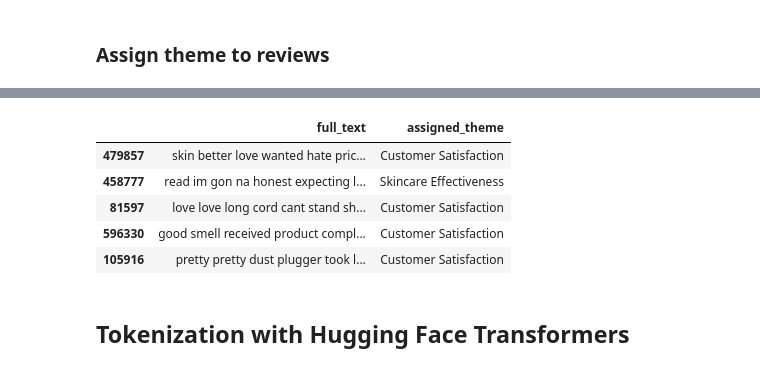
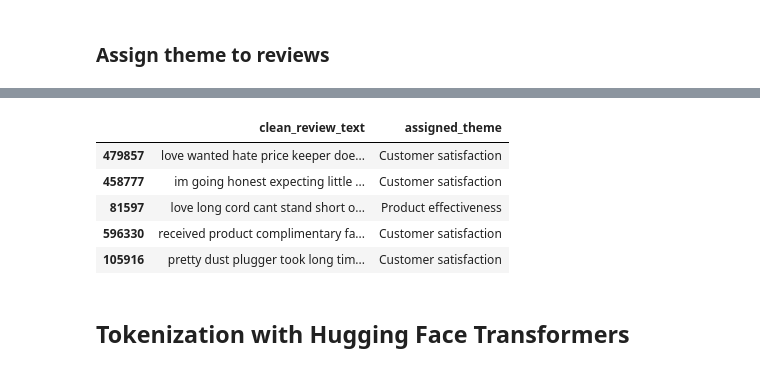
Before and after one commit to Fareen24/customer_feedback_analysis, a Jupyter notebook: data_preprocessing.ipynb, the cells around one changed output, grey strips where cells are left out. Cells and saved outputs as stored; diff of their text form; code cells hidden in the pictures.

Commit message:
data preprocessing, sentiment analysis and theme detection

```diff
--- a/data_preprocessing.ipynb
+++ b/data_preprocessing.ipynb
@@ -439,7 +440,7 @@ def preprocess_for_lda(text):
     text = re.sub(r'[^a-zA-Z]', ' ', text)  # Remove non-alphabet characters
     return text.lower()
 
-subset_data['cleaned_text'] = subset_data['full_text'].apply(preprocess_for_lda)
+subset_data['cleaned_reviews'] = subset_data['full_text'].apply(preprocess_for_lda)
 # %% [markdown]
 ### Tokenize and Remove Stopwords
 # %%
@@ -450,7 +451,7 @@ def tokenize(text):
     tokens = [token for token in tokens if token not in stop_words]
     return tokens
 
-subset_data['tokens'] = subset_data['cleaned_text'].apply(tokenize)
+subset_data['tokens'] = subset_data['full_text'].apply(tokenize)
 # %% [markdown]
 ### Lemmatize Tokens
 # %%
@@ -473,7 +474,7 @@ lda_model = gensim.models.ldamodel.LdaModel(corpus=corpus,
                                             id2word=id2word,
                                             num_topics=16,
                                             random_state=100,
-                                            update_every=1,
+                                            update_every=16,
                                             chunksize=100,
                                             passes=10,
                                             alpha='auto',
@@ -518,41 +519,40 @@ subset_data.head()
 def assign_refined_theme(distribution, topic_to_theme_map):
     # Gets the topic with the highest probability
     dominant_topic = max(distribution, key=lambda x: x[1])[0]
-    # Map the dominant topic to the refined theme
+    # Map the dominant topic to the theme
     return topic_to_theme_map.get(f"Topic {dominant_topic}", "Unknown")
 
-# Map the LDA topics to refined themes
 topic_to_theme_map = {
-    'Topic 0': 'Product Performance & Features',
-    'Topic 1': 'Phone Protection & Customization',
-    'Topic 2': 'Skin Care Journey & Acne Solutions',
-    'Topic 3': 'Customer Satisfaction',
-    'Topic 4': 'Value & Affordability',
-    'Topic 5': 'Skincare Effectiveness',
-    'Topic 6': 'Skincare Ingredients & Moisturization',
-    'Topic 7': 'Product Recommendations',
-    'Topic 8': 'Customer Satisfaction',
-    'Topic 9': 'Customer Satisfaction',
-    'Topic 10': 'Technology & Sound Quality',
-    'Topic 11': 'Phone Protection & Customization',
-    'Topic 12': 'Phone Protection & Customization',
-    'Topic 13': 'Product Recommendations',
-    'Topic 14': 'Customer Satisfaction',
-    'Topic 15': 'Skincare Effectiveness'
+    'Topic 0': 'Product effectiveness',
+    'Topic 1': 'Customer satisfaction',
+    'Topic 2': 'Customer satisfaction',
+    'Topic 3': 'Customer satisfaction',
+    'Topic 4': 'Product design and feel',
+    'Topic 5': 'Customer satisfaction',
+    'Topic 6': 'Product appearance and feel',
+    'Topic 7': 'Value for money',
+    'Topic 8': 'Customer satisfaction',
+    'Topic 9': 'Product effectiveness',
+    'Topic 10': 'Product design and feel',
+    'Topic 11': 'Customer satisfaction',
+    'Topic 12': 'Product design and feel',
+    'Topic 13': 'Product effectiveness',
+    'Topic 14': 'Value for money',
+    'Topic 15': 'Value for money'
 }
 
 # Assign themes based on topic distributions
 topic_distributions = [lda_model.get_document_topics(doc) for doc in corpus]
 subset_data['assigned_theme'] = [assign_refined_theme(dist, topic_to_theme_map) for dist in topic_distributions]
 # %%
-subset_data[['full_text', 'assigned_theme']].head()
+subset_data[['clean_review_text', 'assigned_theme']].head()
 # %% [output]
-|  | full_text | assigned_theme |
-| 479857 | skin better love wanted hate pric... | Customer Satisfaction |
-| 458777 | read im gon na honest expecting l... | Skincare Effectiveness |
-| 81597 | love love long cord cant stand sh... | Customer Satisfaction |
-| 596330 | good smell received product compl... | Customer Satisfaction |
-| 105916 | pretty pretty dust plugger took l... | Customer Satisfaction |
+|  | clean_review_text | assigned_theme |
+| 479857 | love wanted hate price keeper doe... | Customer satisfaction |
+| 458777 | im going honest expecting little ... | Customer satisfaction |
+| 81597 | love long cord cant stand short o... | Product effectiveness |
+| 596330 | received product complimentary fa... | Customer satisfaction |
+| 105916 | pretty dust plugger took long tim... | Customer satisfaction |
 # %% [markdown]
 ## Tokenization with Hugging Face Transformers
 # %%
```
Also changed, not shown: parts of 29 cells of this notebook, 1 other file.
